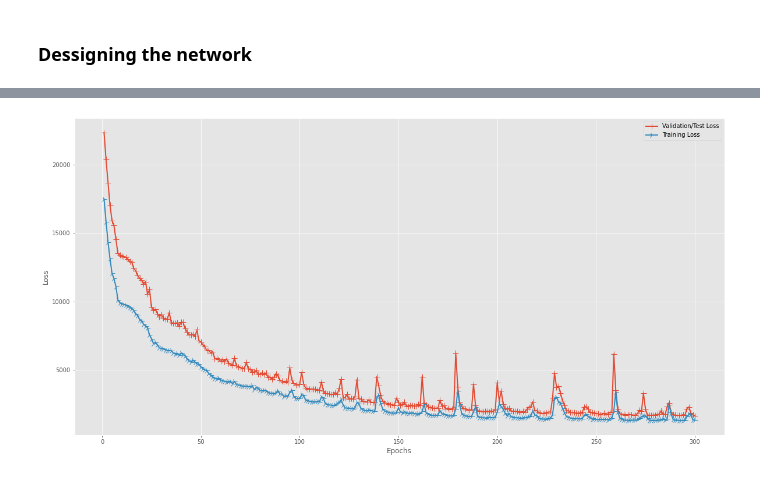
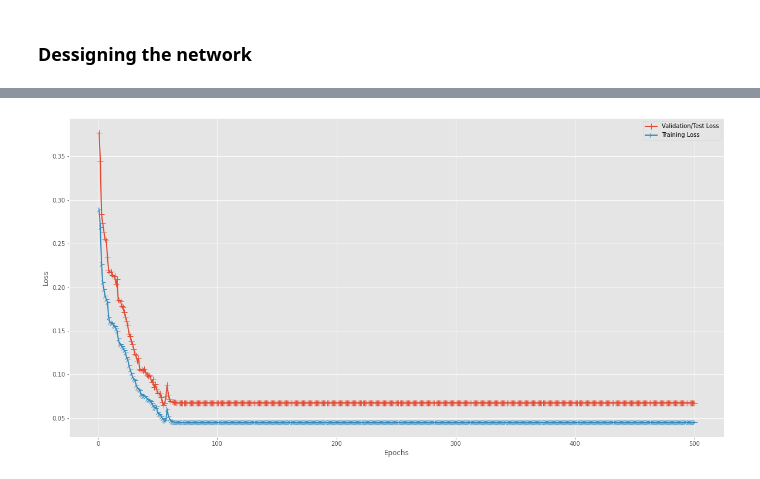
Before and after one commit to shaon11579/DNN-fall-2021, a Jupyter notebook: Deep Autoencoder.ipynb, the cells around one changed output, grey strips where cells are left out. Saved outputs shown, nothing was run; the diff lists cells and outputs as text; code cells hidden in the pictures.

```diff
--- a/Deep Autoencoder.ipynb
+++ b/Deep Autoencoder.ipynb
@@ -54,8 +54,8 @@ for file in test_names:
     img=cv2.resize(img, img_shape)
     img= cv2.cvtColor(img, cv2.COLOR_BGR2GRAY)
     test.append(img)
-x_train=np.array(train)
-x_test=np.array(test)
+x_train=np.array(train)/255.
+x_test=np.array(test)/255.
 # %%
 x_train = x_train.reshape(-1, img_shape[0]*img_shape[0])
 x_test=x_test.reshape(-1,img_shape[0]*img_shape[0])
@@ -102,9 +102,3 @@ Trainable params: 826,848
 Non-trainable params: 0
 _________________________________________________________________
 None
-# %%
-hitory=autoencoder.fit(x_train, x_train,
-                epochs=300,
-                batch_size=1,
-                shuffle=True,
-                validation_data=(x_test, x_test))
@@ -131,0 +105,31 @@ autoencoder.save("DAE_doc_denoise.h5")
+# %%
+checkpoint = ModelCheckpoint("/saved_models/DAE_doc_denoise_mse_loss.h5",
+                             monitor="val_loss",
+                             mode="min",
+                             save_best_only = True,
+                             verbose=1)
+
+earlystop = EarlyStopping(monitor = 'val_loss',
+                          min_delta = 0,
+                          patience = 10,
+                          verbose = 5,
+                          restore_best_weights = True)
+
+reduce_lr = ReduceLROnPlateau(monitor = 'val_loss',
+                              factor = 0.2,
+                              patience = 3,
+                              verbose = 1,
+                              min_delta = 0.0001)
+
+# we put our call backs into a callback list
+callbacks = [ checkpoint,reduce_lr]
+
+# We use a very small learning rate
+epochs = 500
+
+history=autoencoder.fit(x=x_train,y=x_train,
+    epochs = epochs,
+    batch_size=1,
+    callbacks=callbacks,
+    validation_data=(x_test,x_test)
+                  )
@@ -132,24 +157,24 @@ autoencoder.save("DAE_doc_denoise.h5")
 # %%
 # print(history.history.keys())
 # Plotting our loss charts
 import matplotlib.pyplot as plt
 plt.figure(figsize=(20,10))
 plt.style.use("ggplot")
 
-history_dict = hitory.history
+history_dict = history.history
 loss_values = history_dict['loss']
 val_loss_values = history_dict['val_loss']
 epochs = range(1, len(loss_values) + 1)
 
 line1 = plt.plot(epochs, val_loss_values, label='Validation/Test Loss')
 line2 = plt.plot(epochs, loss_values, label='Training Loss')
 plt.setp(line1, linewidth=2.0, marker = '+', markersize=10.0)
 plt.setp(line2, linewidth=2.0, marker = '4', markersize=10.0)
 plt.xlabel('Epochs')
 plt.ylabel('Loss')
 plt.grid(True)
 plt.legend()
 plt.savefig('Loss_DAE.png', dpi = 1200)
 plt.show()
 # %% [output]
-[figure, old version]
+[figure, new version]
```
Also changed, not shown: parts of 10 cells of this notebook.
